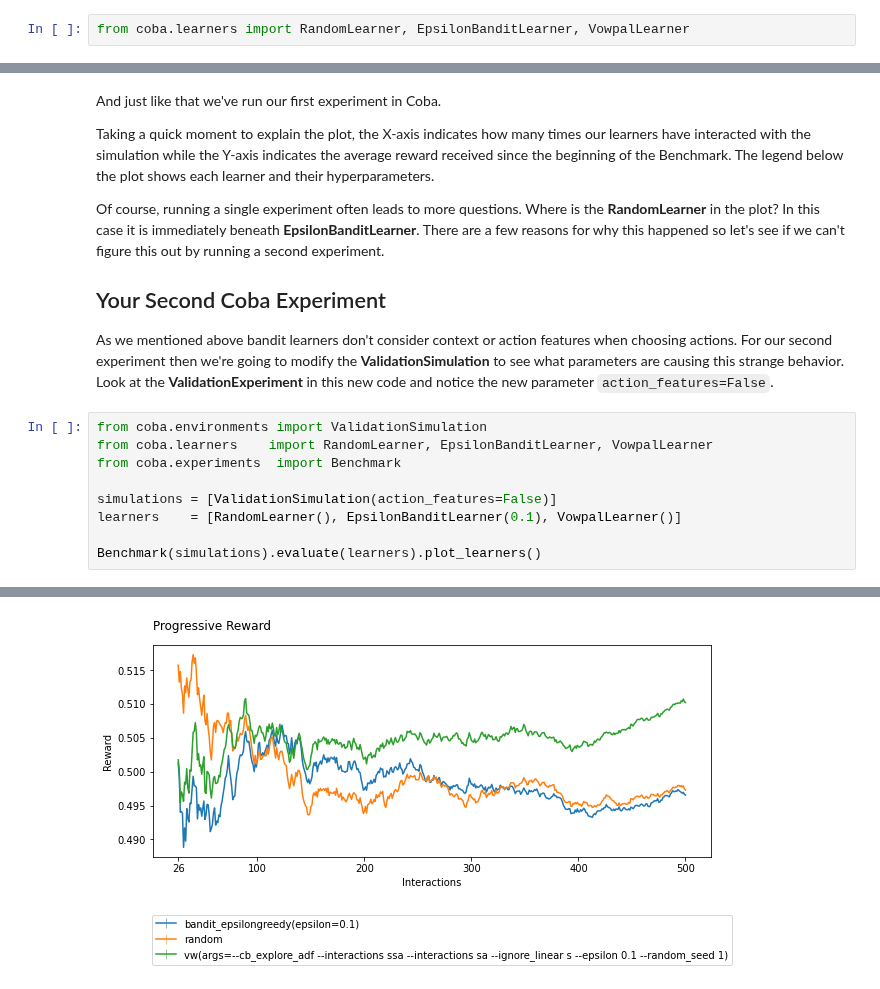
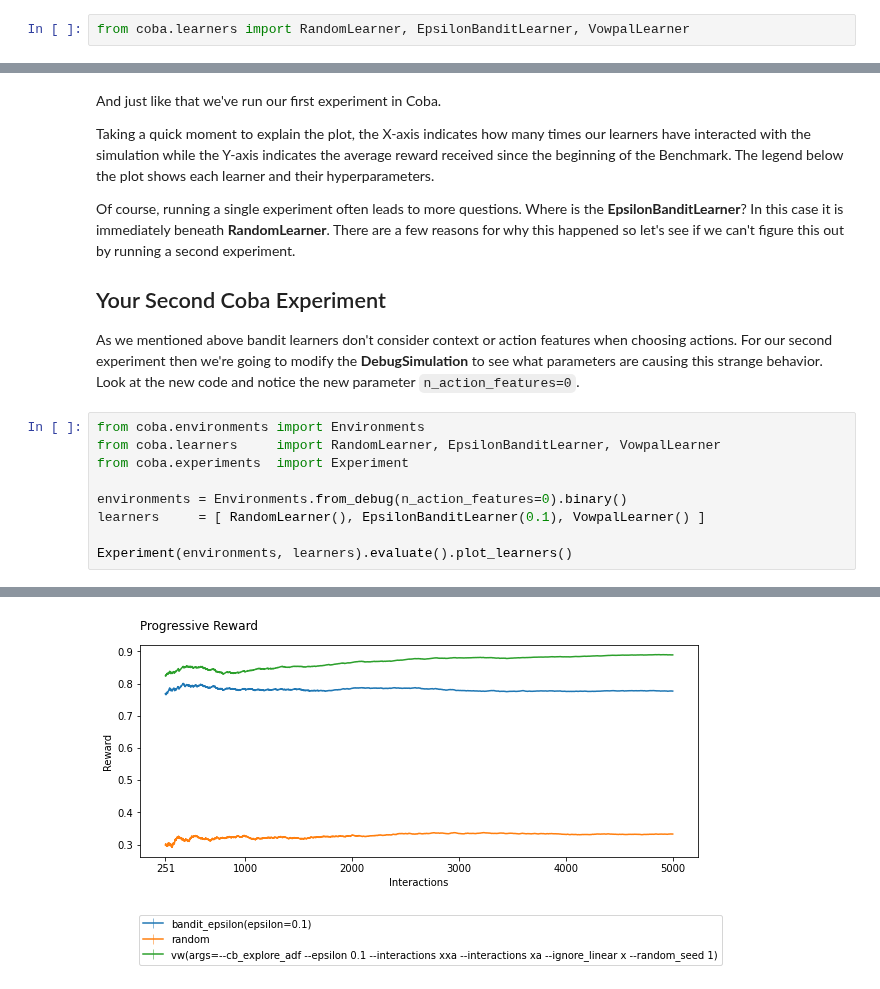
Before and after one commit to VowpalWabbit/coba, a Jupyter notebook: examples/notebooks/First Experiment.ipynb, the cells around one changed output, grey strips where cells are left out. Drawn from its saved outputs; the diff is of its cells as text.

```diff
--- a/examples/notebooks/First Experiment.ipynb
+++ b/examples/notebooks/First Experiment.ipynb
@@ -47,17 +55,17 @@ And just like that we've run our first experiment in Coba.
 
 Taking a quick moment to explain the plot, the X-axis indicates how many times our learners have interacted with the simulation while the Y-axis indicates the average reward received since the beginning of the Benchmark. The legend below the plot shows each learner and their hyperparameters.
 
-Of course, running a single experiment often leads to more questions. Where is the **RandomLearner** in the plot? In this case it is immediately beneath **EpsilonBanditLearner**. There are a few reasons for why this happened so let's see if we can't figure this out by running a second experiment.
+Of course, running a single experiment often leads to more questions. Where is the **EpsilonBanditLearner**? In this case it is immediately beneath **RandomLearner**. There are a few reasons for why this happened so let's see if we can't figure this out by running a second experiment.
 
 ## Your Second Coba Experiment
-As we mentioned above bandit learners don't consider context or action features when choosing actions. For our second experiment then we're going to modify the **ValidationSimulation** to see what parameters are causing this strange behavior. Look at the **ValidationExperiment** in this new code and notice the new parameter `action_features=False`.
+As we mentioned above bandit learners don't consider context or action features when choosing actions. For our second experiment then we're going to modify the **DebugSimulation** to see what parameters are causing this strange behavior. Look at the new code and notice the new parameter `n_action_features=0`.
 # %%
-from coba.environments import ValidationSimulation
-from coba.learners    import RandomLearner, EpsilonBanditLearner, VowpalLearner
-from coba.experiments  import Benchmark
+from coba.environments import Environments
+from coba.learners     import RandomLearner, EpsilonBanditLearner, VowpalLearner
+from coba.experiments  import Experiment
 
-simulations = [ValidationSimulation(action_features=False)]
-learners    = [RandomLearner(), EpsilonBanditLearner(0.1), VowpalLearner()]
+environments = Environments.from_debug(n_action_features=0).binary()
+learners     = [ RandomLearner(), EpsilonBanditLearner(0.1), VowpalLearner() ]
 
-Benchmark(simulations).evaluate(learners).plot_learners()
+Experiment(environments, learners).evaluate().plot_learners()
 # %% [output]
@@ -71,4 +82,4 @@ Benchmark(simulations).evaluate(learners).plot_learners()
-[figure, old version]
+[figure, new version]
 # %% [markdown]
 Look at that! **EpsilonBanditLearner** and **RandomLearner** are no longer identical. So what happened?
 
```
Also changed, not shown: parts of 13 cells of this notebook, 17 other files.
